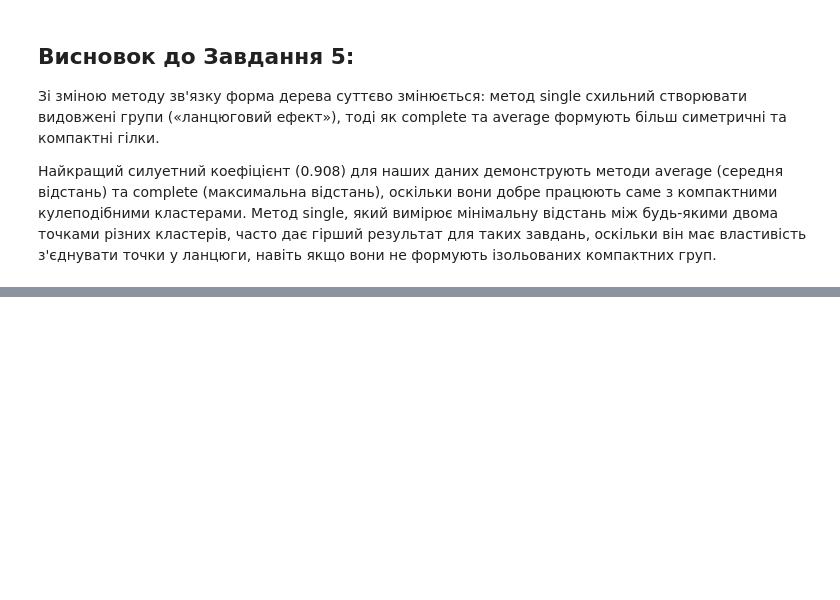
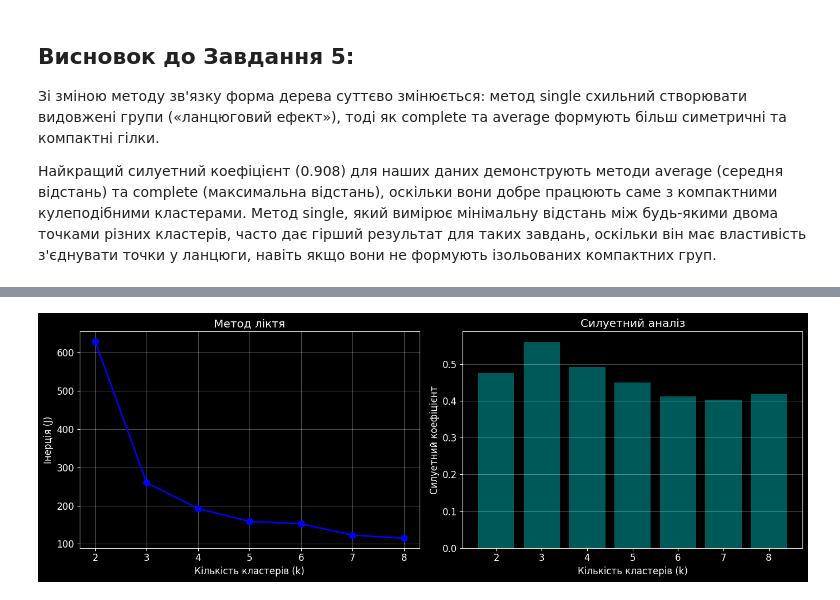
Before and after one commit to Egorkud/machine-learning-2026, a Jupyter notebook: Clasterisation.ipynb, the cells around one changed output, grey strips where cells are left out. Cells and saved outputs as stored; diff of their text form; code cells hidden in the pictures; blank space fills up the shorter version.

```diff
--- a/Clasterisation.ipynb
+++ b/Clasterisation.ipynb
@@ -793,0 +802,87 @@ plt.show()
+# %%
+import numpy as np
+import matplotlib.pyplot as plt
+from sklearn.datasets import load_wine
+from sklearn.preprocessing import StandardScaler
+from sklearn.decomposition import PCA
+from sklearn.cluster import KMeans
+from sklearn.metrics import silhouette_score
+
+# 1. Завантажте дані
+wine = load_wine()
+X_wine = wine.data    # 178 зразків × 13 ознак
+y_wine = wine.target  # реальні мітки для перевірки
+
+# 2. Стандартизуйте дані
+scaler = StandardScaler()
+X_scaled = scaler.fit_transform(X_wine)
+
+# 3. PCA: зменшіть до 2 компонент
+pca = PCA(n_components=2)
+X_pca = pca.fit_transform(X_scaled)
+variance_retained = pca.explained_variance_ratio_.sum()
+print(f'Збережено дисперсії після PCA: {variance_retained:.1%}\n')
+
+# 4. Метод ліктя + силуетний аналіз для k від 2 до 8
+inertias = []
+silhouettes = []
+K_range = range(2, 9)
+
+for k in K_range:
+    km = KMeans(n_clusters=k, init='k-means++', random_state=42)
+    labels_k = km.fit_predict(X_pca)
+    inertias.append(km.inertia_)
+    silhouettes.append(silhouette_score(X_pca, labels_k))
+
+# Побудова графіків для вибору k
+fig, (ax1, ax2) = plt.subplots(1, 2, figsize=(14, 5))
+ax1.plot(K_range, inertias, 'bo-', linewidth=2, markersize=8)
+ax1.set_title('Метод ліктя')
+ax1.set_xlabel('Кількість кластерів (k)')
+ax1.set_ylabel('Інерція (J)')
+ax1.grid(True, alpha=0.3)
+
+ax2.bar(K_range, silhouettes, color='teal', alpha=0.7)
+ax2.set_title('Силуетний аналіз')
+ax2.set_xlabel('Кількість кластерів (k)')
+ax2.set_ylabel('Силуетний коефіцієнт')
+ax2.grid(True, alpha=0.3, axis='y')
+
+plt.tight_layout()
+plt.show()
+
+# З графіків видно, що оптимальне k = 3
+optimal_k = 3
+
+# 5. K-Means з оптимальним k
+km_final = KMeans(n_clusters=optimal_k, init='k-means++', random_state=42)
+labels_final = km_final.fit_predict(X_pca)
+
+# 6. Візуалізація: точки в PCA-просторі
+plt.figure(figsize=(9, 6))
+colors = ['#75E03D', '#E0903D', '#9F3DE0']
+for i in range(optimal_k):
+    mask = labels_final == i
+    plt.scatter(X_pca[mask, 0], X_pca[mask, 1], c=colors[i], s=60, alpha=0.8, label=f'Кластер {i}')
+
+centers = km_final.cluster_centers_
+plt.scatter(centers[:, 0], centers[:, 1], c='red', marker='X', s=200, edgecolors='black', linewidths=2, label='Центроїди')
+
+plt.title(f'Кластеризація клієнтів (Wine dataset, k={optimal_k})')
+plt.xlabel(f'PC1 ({pca.explained_variance_ratio_[0]:.1%} дисперсії)')
+plt.ylabel(f'PC2 ({pca.explained_variance_ratio_[1]:.1%} дисперсії)')
+plt.legend()
+plt.grid(True, alpha=0.3)
+plt.show()
+
+# 7. Порівняйте з реальними мітками
+mapped_labels = np.zeros_like(labels_final)
+for i in range(optimal_k):
+    mask = (labels_final == i)
+    most_common_label = np.bincount(y_wine[mask]).argmax()
+    mapped_labels[mask] = most_common_label
+
+correct = np.sum(mapped_labels == y_wine)
+total = len(y_wine)
+print(f'Правильно класифіковано: {correct} з {total} зразків ({correct/total:.1%})')
+# %% [output]
@@ -793,0 +890 @@ plt.show()
+[figure, added]
```
Also changed, not shown: parts of 4 cells of this notebook.
